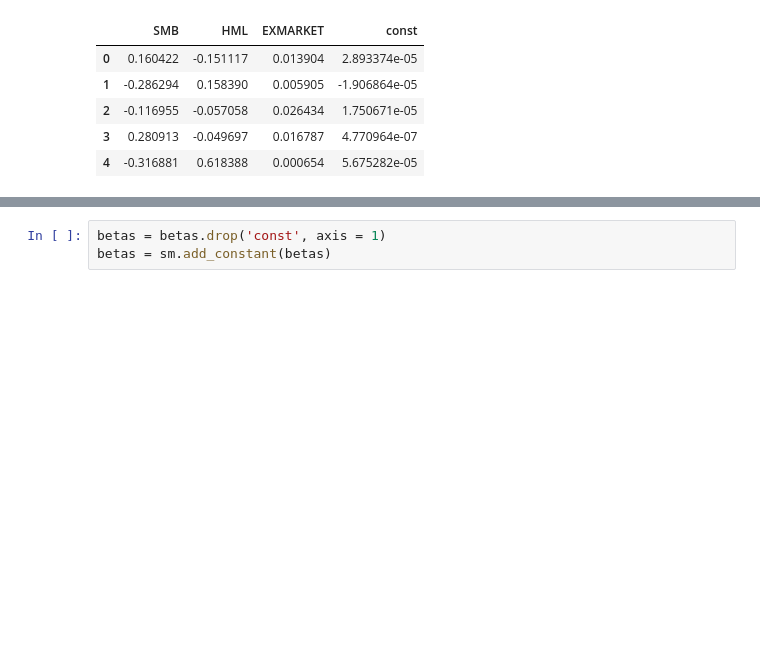
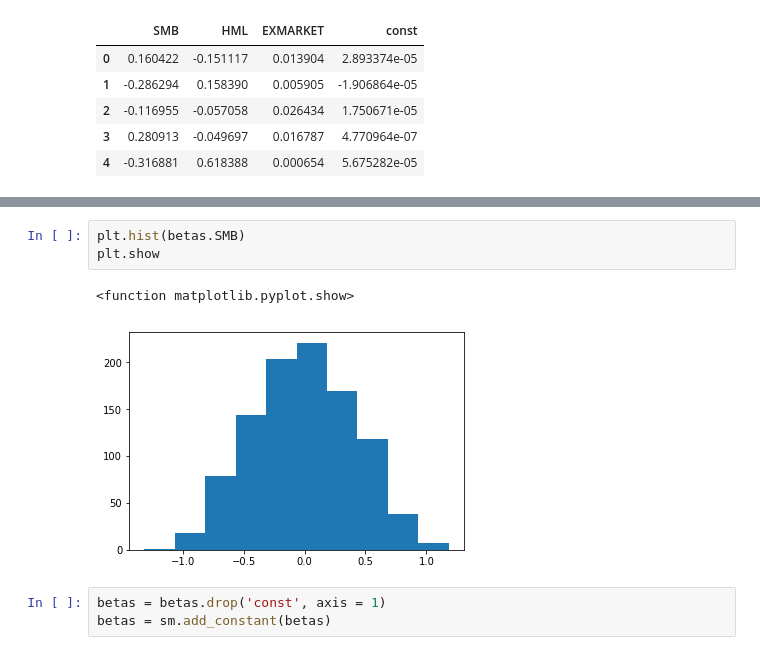
Before and after one commit to aaalexliu/amherst-midwest-2018, a Jupyter notebook: fama french.ipynb, the cells around one changed output, grey strips where cells are left out. Cells and saved outputs as stored; diff of their text form; blank space fills up the shorter version.

```diff
--- a/fama french.ipynb
+++ b/fama french.ipynb
@@ -216,3 +236,9 @@ betas.head()
+# %%
+plt.hist(betas.SMB)
+plt.show
+# %% [output]
+<function matplotlib.pyplot.show>
+[figure, added]
 # %%
 betas = betas.drop('const', axis = 1)
 betas = sm.add_constant(betas)
```
Also changed, not shown: parts of 4 cells of this notebook, 1 other file.
